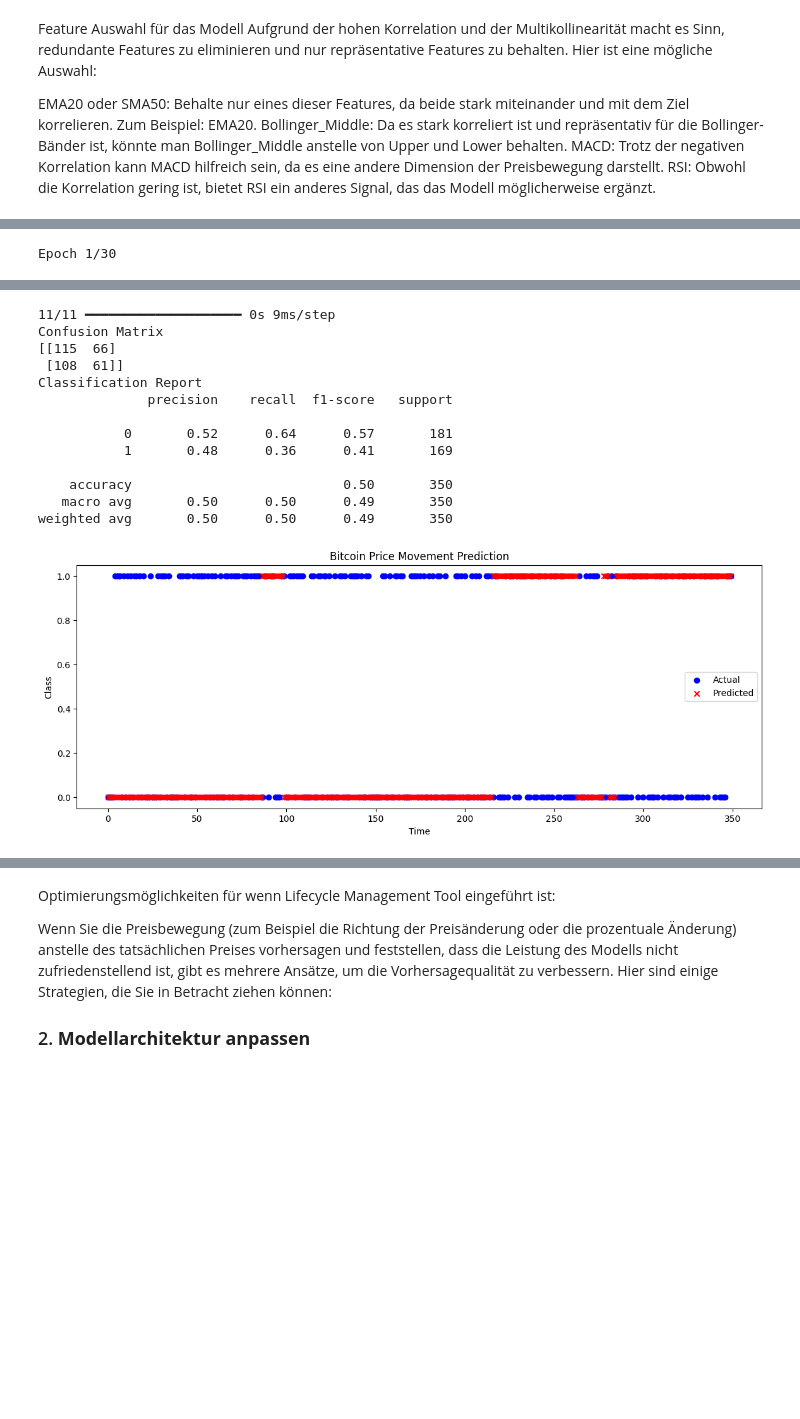
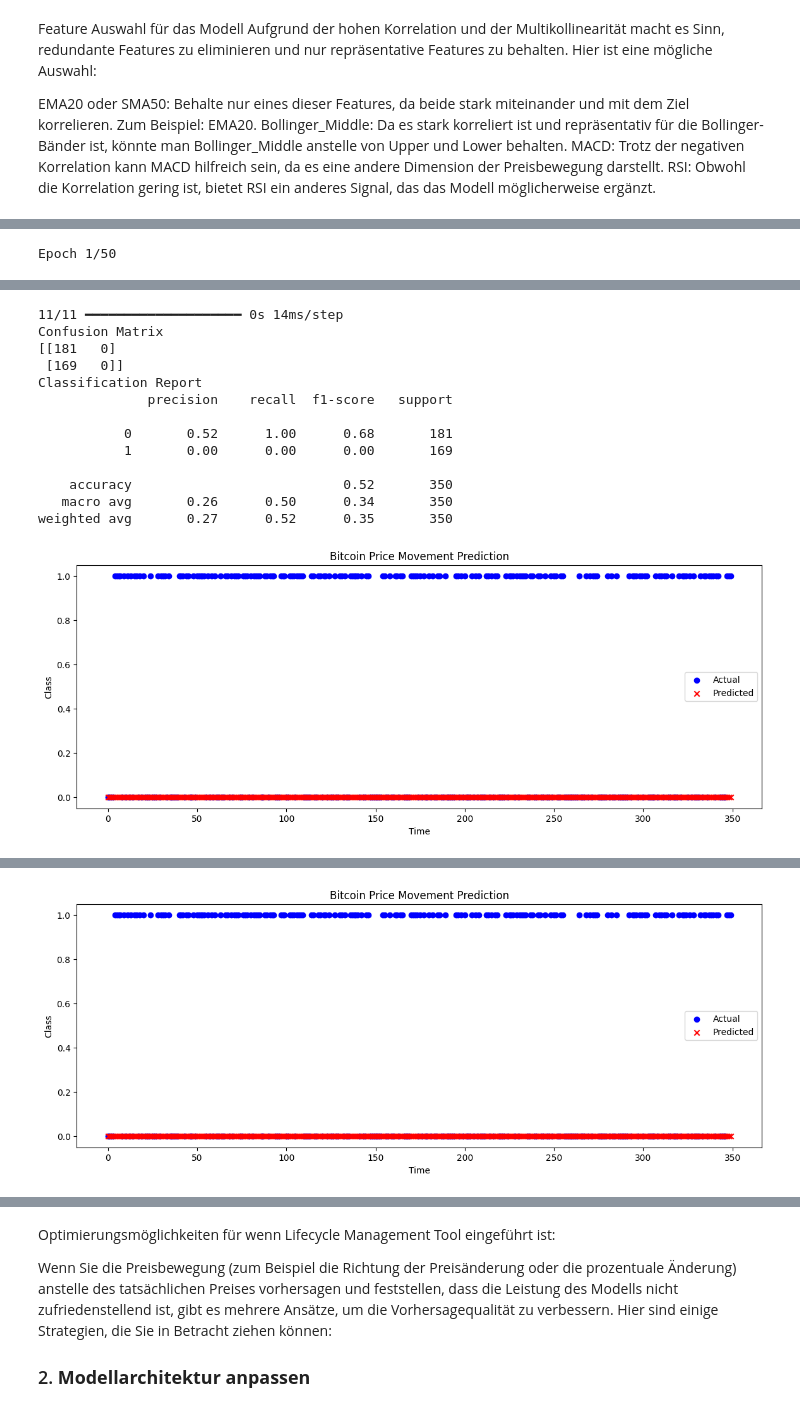
Before and after one commit to roneckenbach/BTC-Price-Movement, a Jupyter notebook: LSTM_BTC/CNN-LSTM_Klassifizierung.ipynb, the cells around one changed output, grey strips where cells are left out. Cells and saved outputs as stored; diff of their text form; code cells hidden in the pictures; blank space fills up the shorter version.

```diff
--- a/LSTM_BTC/CNN-LSTM_Klassifizierung.ipynb
+++ b/LSTM_BTC/CNN-LSTM_Klassifizierung.ipynb
@@ -17,5 +9,0 @@ import matplotlib.dates as mdates
-# %%
-import mlflow
-import mlflow.keras
-
-mlflow.set_experiment("Bitcoin Price Movement Prediction")
@@ -24,0 +27,5 @@ mlflow.set_experiment("Bitcoin Price Movement Prediction")
+# %%
+
+# Setzen des MLflow Tracking URI
+mlflow.set_tracking_uri(uri="http://127.0.0.1:8080")
+mlflow.set_experiment("Bitcoin Price Movement Prediction LSTM")
@@ -41,9 +51,7 @@ plt.show()
 # %% [output]
 [figure]
 # %%
-data['RSI']=ta.rsi(data.Close, length=15)
-data['EMA20']=ta.ema(data.Close, length=20)
-data['EMA100']=ta.ema(data.Close, length=100)
-data['EMA150']=ta.ema(data.Close, length=150)
-
-data
+data['RSI'] = ta.momentum.RSIIndicator(data['Close']).rsi()
+data['EMA20'] = ta.trend.EMAIndicator(data['Close'], window=20).ema_indicator()
+data['EMA100'] = ta.trend.EMAIndicator(data['Close'], window=100).ema_indicator()
+data['EMA150'] = ta.trend.EMAIndicator(data['Close'], window=150).ema_indicator()
@@ -168,37 +141,26 @@ from tensorflow.keras.optimizers import Adam
 # %%
+# Hyperparameter und Modelltraining
 learning_rates = [0.1, 0.01, 0.001, 0.0001]
 
 for lr in learning_rates:
     with mlflow.start_run():
-        mlflow.log_param("learning_rate", lr)
+        params = {"learning_rate": lr, "epochs": 50, "batch_size": 32, "seq_length": SEQ_LENGTH}
+        mlflow.log_params(params)
 
         optimizer = Adam(learning_rate=lr)
 
         # Modellarchitektur definieren
         model = Sequential()
-
-        # 1D Convolutional Layer
-        model.add(Conv1D(filters=64, kernel_size=3, activation='relu', input_shape=(SEQ_LENGTH, len(selected_features))))
-        model.add(MaxPooling1D(pool_size=2))
-
-        # LSTM Layer (ohne Flatten)
+        model.add(LSTM(units=50, activation='relu', input_shape=(SEQ_LENGTH, len(selected_features)), return_sequences=True))
         model.add(LSTM(units=50, activation='relu'))
         model.add(Dropout(0.2))
-
-        # Dense Layer für binäre Klassifikation
         model.add(Dense(units=1, activation='sigmoid'))
 
-        # Lernrate festlegen
-        learning_rate = 0.001  # Beispielwert, passe ihn nach Bedarf an
-
-        # Optimierer mit der gewünschten Lernrate initialisieren
-        optimizer = Adam(learning_rate=learning_rate)
-
-        # Modell kompilieren
-        model.compile(optimizer='adam', loss='binary_crossentropy', metrics=['accuracy'])
+        model.compile(optimizer=optimizer, loss='binary_crossentropy', metrics=['accuracy'])
 
         # Modell trainieren
-        history = model.fit(X_train, y_train, epochs=30, batch_size=32, validation_data=(X_val, y_val))
+        history = model.fit(X_train, y_train, epochs=50, batch_size=32, validation_data=(X_val, y_val))
+
         # Modell bewerten
         loss, accuracy = model.evaluate(X_test, y_test)
         print(f'Test Loss: {loss}')
@@ -232,17 +194,17 @@ for lr in learning_rates:
         plt.legend()
         plt.show()
 
-        # Save plot
-        plt.savefig("plot.png")
-        mlflow.log_artifact("plot.png")
 
         # Log confusion matrix and classification report
-        with open("confusion_matrix.txt", "w") as f:
+        with open("confusion_matrix_lstm.txt", "w") as f:
             f.write(str(cm))
-        mlflow.log_artifact("confusion_matrix.txt")
+        mlflow.log_artifact("confusion_matrix_lstm.txt")
 
-        with open("classification_report.txt", "w") as f:
+        with open("classification_report_lstm.txt", "w") as f:
             f.write(cr)
-        mlflow.log_artifact("classification_report.txt")
+        mlflow.log_artifact("classification_report_lstm.txt")
+
+        # Set a tag for the run
+        mlflow.set_tag("model", "LSTM")
 # %% [output]
-Epoch 1/30
+Epoch 1/50
@@ -270,14 +232,14 @@ Test Accuracy: 0.5028571486473083
-11/11 ━━━━━━━━━━━━━━━━━━━━ 0s 9ms/step
+11/11 ━━━━━━━━━━━━━━━━━━━━ 0s 14ms/step
 Confusion Matrix
-[[115  66]
- [108  61]]
+[[181   0]
+ [169   0]]
 Classification Report
               precision    recall  f1-score   support
 
-           0       0.52      0.64      0.57       181
-           1       0.48      0.36      0.41       169
+           0       0.52      1.00      0.68       181
+           1       0.00      0.00      0.00       169
 
-    accuracy                           0.50       350
-   macro avg       0.50      0.50      0.49       350
-weighted avg       0.50      0.50      0.49       350
+    accuracy                           0.52       350
+   macro avg       0.26      0.50      0.34       350
+weighted avg       0.27      0.52      0.35       350
-[figure, old version]
+[figure, new version]
@@ -317,0 +280 @@ weighted avg       0.47      0.47      0.47       350
+[figure, new version]
```
Also changed, not shown: parts of 28 cells of this notebook, 2 other files.
